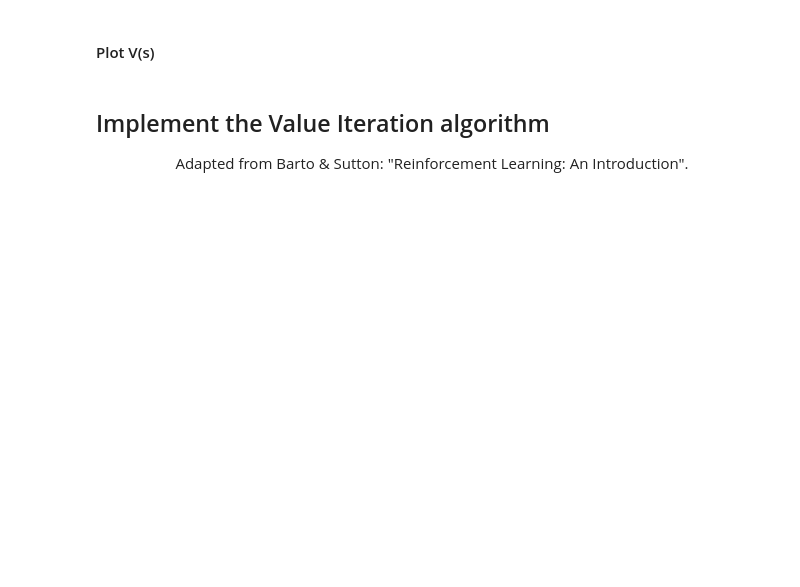
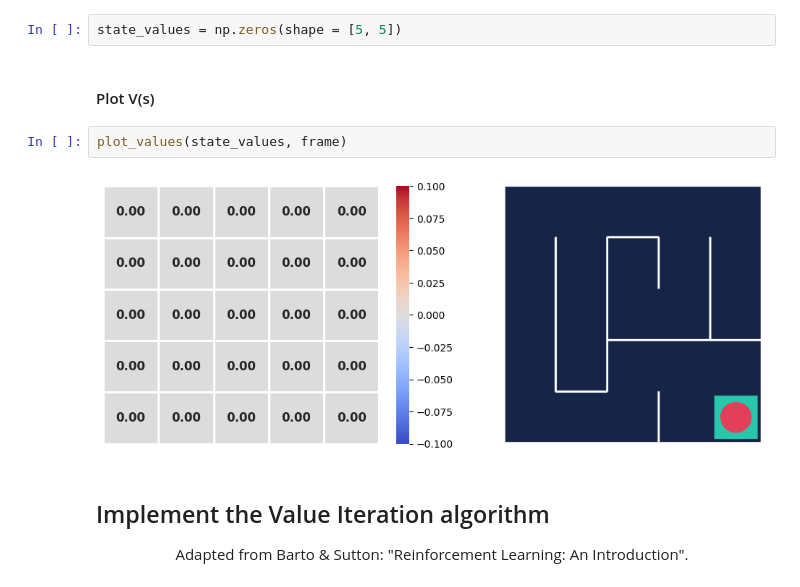
Before and after one commit to votinh1623/Learning-DRL, a Jupyter notebook: Section_3_value_iteration.ipynb, the cells around one changed output. Cells and saved outputs as stored; diff of their text form; blank space fills up the shorter version.

Commit message:
updated value iterations

```diff
--- a/Section_3_value_iteration.ipynb
+++ b/Section_3_value_iteration.ipynb
@@ -329,8 +327,14 @@ plot_policy(policy_probs, frame )
 ## Define value table $V(s)$
 # %% [markdown]
 #### Create the $V(s)$ table
+# %%
+state_values = np.zeros(shape = [5, 5])
 # %% [markdown]
 #### Plot V(s)
+# %%
+plot_values(state_values, frame)
+# %% [output]
+[figure, added]
 # %% [markdown]
 ## Implement the Value Iteration algorithm
 
```
Also changed, not shown: parts of 6 cells of this notebook.
